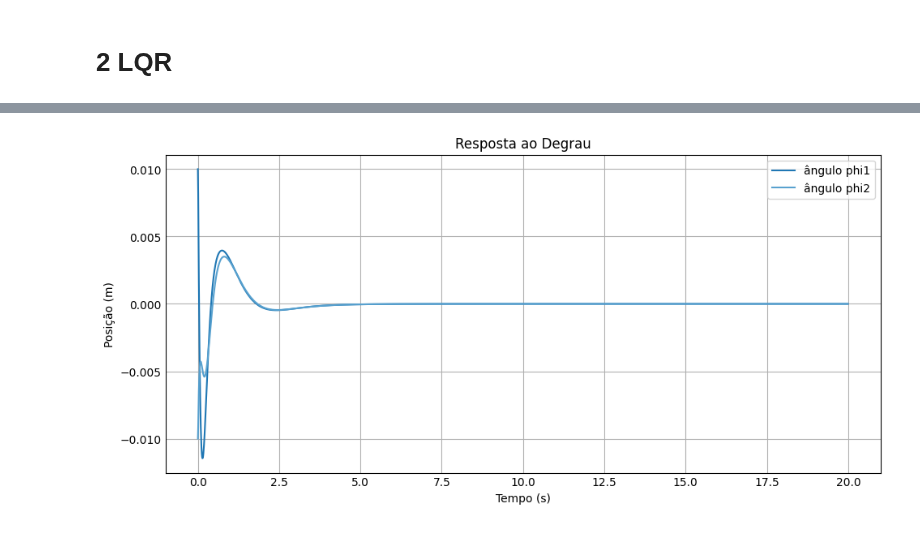
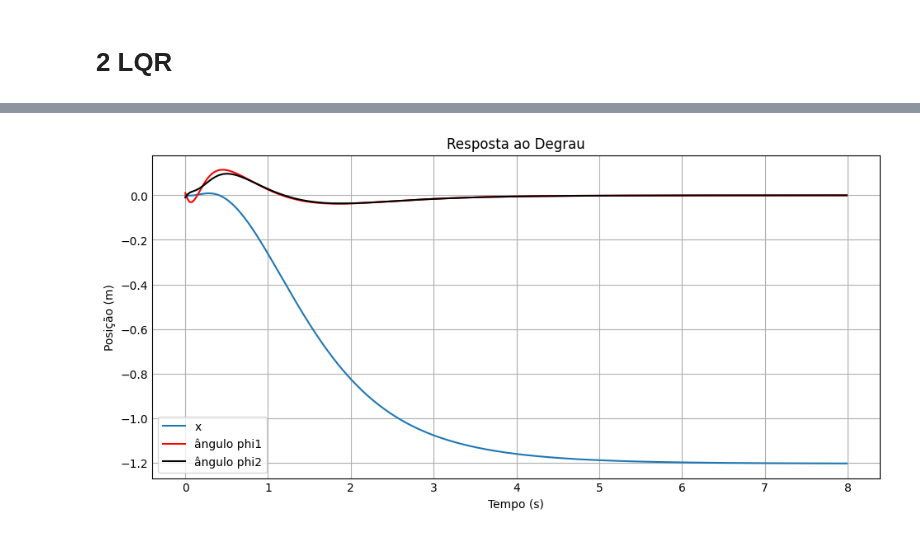
Before and after one commit to thebrendonbarbosa/Projeto_TCC_DPI_Thalyson, a Jupyter notebook: scripts/Controladores/LQR/LQR_duplo_pêndulo.ipynb, the cells around one changed output, grey strips where cells are left out. Drawn from its saved outputs; the diff is of its cells as text; code cells hidden in the pictures.

```diff
--- a/scripts/Controladores/LQR/LQR_duplo_pêndulo.ipynb
+++ b/scripts/Controladores/LQR/LQR_duplo_pêndulo.ipynb
@@ -93,6 +93,6 @@ Wip = ct.ss(Ac, Bc, Cc, Dc,Ts)
 # Condições iniciais:
 x0 = np.array([[0],[0.01],[-0.01],[0],[0],[0]])
 #t = np.linspace(0, 25, 1000)
-t = np.arange(0, 20, Ts)
+t = np.arange(0, 8, Ts)
 t,y = ct.initial_response(Wip, T=t ,X0=x0)
-s,p = ct.step_response(Wip)
+s,p = ct.step_response(Wip,T=t,X0=x0)
@@ -99,15 +116,15 @@ s,p = ct.step_response(Wip)
 # %%
 altura = 4
 largura = 9
 subplots = plt.subplots(1, 1, figsize=(largura, altura))
-#subplots[1].plot(t,d[0][0], label='x')
-subplots[1].plot(t,y[1], label='ângulo phi1')
-subplots[1].plot(t,y[2], label='ângulo phi2')
+subplots[1].plot(t,p[0][0], label='x')
+subplots[1].plot(s,p[1][0],'-r', label='ângulo phi1')
+subplots[1].plot(s,p[2][0],'-k',label='ângulo phi2')
 subplots[1].set_title('Resposta ao Degrau')
 subplots[1].set_xlabel('Tempo (s)')
 subplots[1].set_ylabel('Posição (m)')
 subplots[1].grid(True)
 subplots[1].legend()
 plt.show()
 # %% [output]
-[figure, old version]
+[figure, new version]
```
Also changed, not shown: parts of 2 cells of this notebook.
